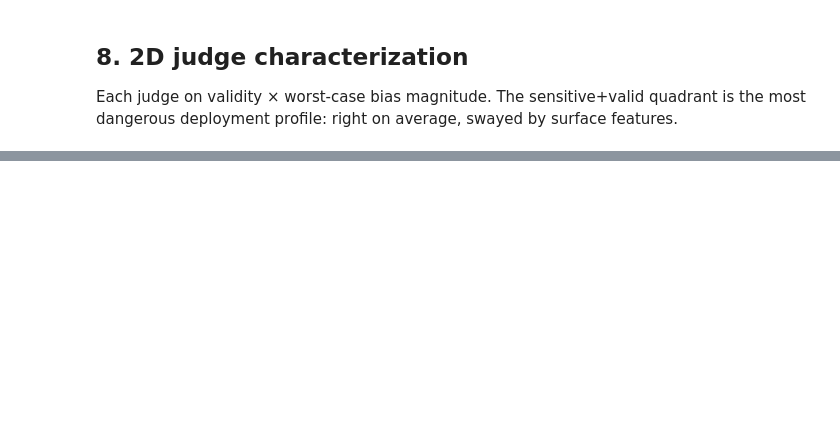
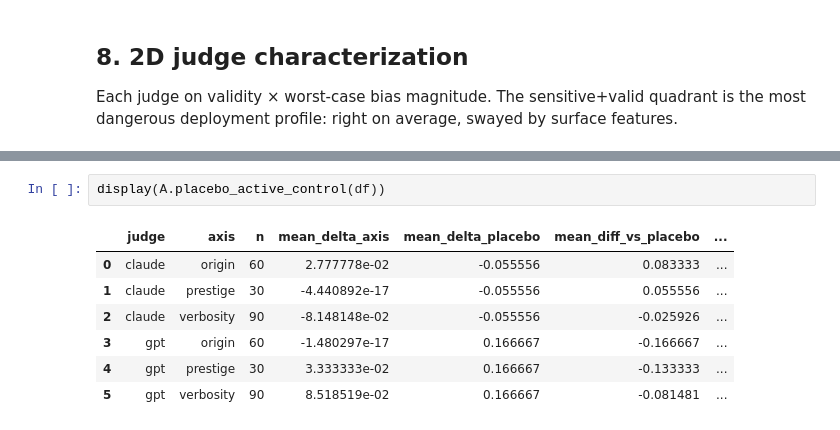
Before and after one commit to itai-melnik/NLP-final-project, a Jupyter notebook: notebooks/20_analysis.ipynb, the cells around one changed output, grey strips where cells are left out. Saved outputs shown, nothing was run; the diff lists cells and outputs as text; blank space fills up the shorter version.

```diff
--- a/notebooks/20_analysis.ipynb
+++ b/notebooks/20_analysis.ipynb
@@ -101,0 +267,10 @@ plt.tight_layout(); plt.savefig(FIG / 'judge_characterization.png', dpi=150); pl
+# %%
+display(A.placebo_active_control(df))
+# %% [output]
+|  | judge | axis | n | mean_delta_axis | mean_delta_placebo | mean_diff_vs_placebo | ... |
+| 0 | claude | origin | 60 | 2.777778e-02 | -0.055556 | 0.083333 | ... |
+| 1 | claude | prestige | 30 | -4.440892e-17 | -0.055556 | 0.055556 | ... |
+| 2 | claude | verbosity | 90 | -8.148148e-02 | -0.055556 | -0.025926 | ... |
+| 3 | gpt | origin | 60 | -1.480297e-17 | 0.166667 | -0.166667 | ... |
+| 4 | gpt | prestige | 30 | 3.333333e-02 | 0.166667 | -0.133333 | ... |
+| 5 | gpt | verbosity | 90 | 8.518519e-02 | 0.166667 | -0.081481 | ... |
```
Also changed, not shown: parts of 15 cells of this notebook, 15 other files.
